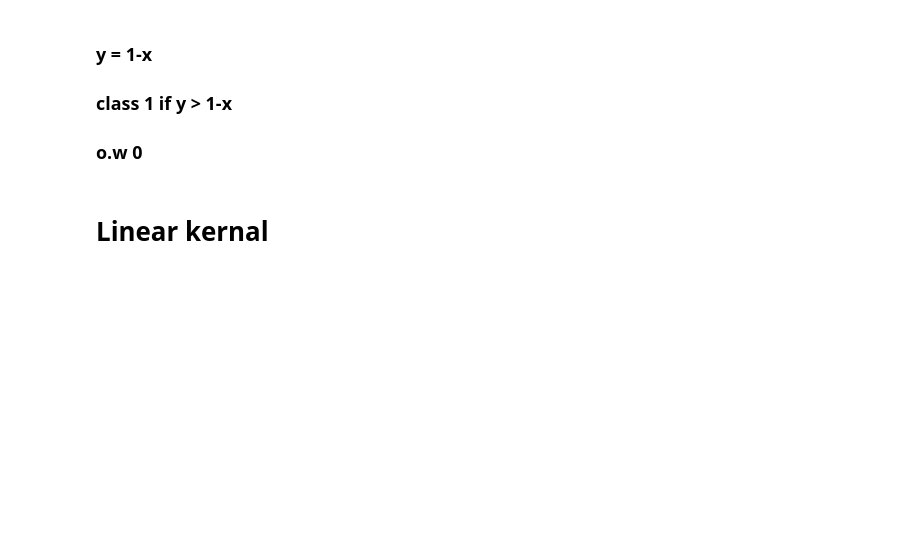
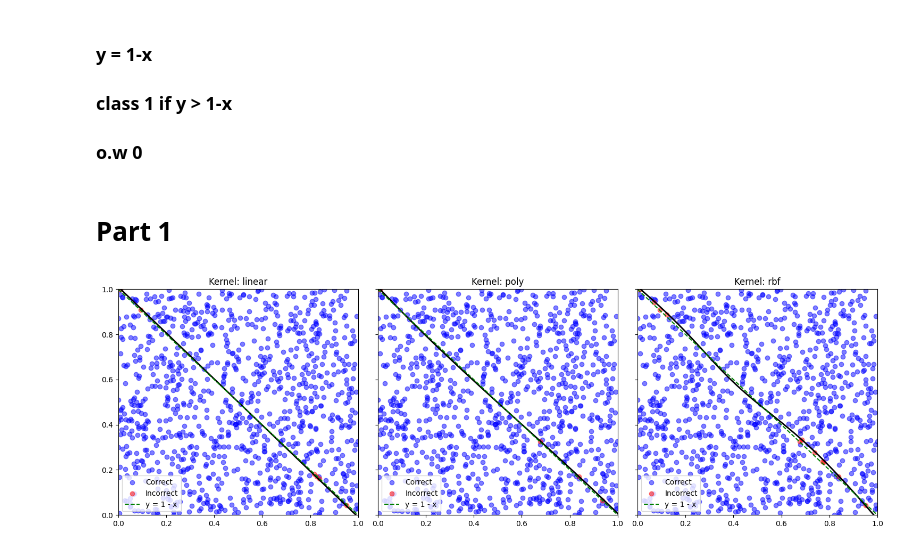
Before and after one commit to maxim-mat/DS-training, a Jupyter notebook: פרק 6 - מודלים קלאסיים נוספים/SVM_exercise.ipynb, the cells around one changed output. Saved outputs shown, nothing was run; the diff lists cells and outputs as text; code cells hidden in the pictures; blank space fills up the shorter version.

```diff
--- a/פרק 6 - מודלים קלאסיים נוספים/SVM_exercise.ipynb
+++ b/פרק 6 - מודלים קלאסיים נוספים/SVM_exercise.ipynb
@@ -45,5 +40,3 @@ plt.show()
 ### y = 1-x
 ### class 1 if y > 1-x
 ### o.w 0
-# %% [markdown]
- # Linear kernal
@@ -52,7 +43,67 @@ from sklearn.svm import SVC
-# %%
-# Initialize the SVM model with a linear kernel
-svm_linear = SVC(kernel='linear', random_state=42)
-
-svm_linear.fit(X, y)
-
-y_pred = svm_linear.predict(X_test)
+# %% [markdown]
+# Part 1
+# %%
+from sklearn.svm import SVC
+import time
+
+
+# Kernels to try
+kernels = ['linear', 'poly', 'rbf']
+train_times = []
+test_times = []
+
+# Plot setup
+fig, axs = plt.subplots(1, len(kernels), figsize=(15, 5), sharey=True)
+
+for i, kernel in enumerate(kernels):
+    # Train SVM with the specified kernel
+    clf = SVC(kernel=kernel, degree=3 if kernel == 'poly' else 0, gamma='scale')
+    start_train = time.time()
+    clf.fit(x_train, y_train)
+    train_times.append(time.time() - start_train)
+
+    # Predict on test data
+    start_test = time.time()
+    y_pred = clf.predict(x_test)
+    test_times.append(time.time() - start_test)
+
+    # Separate correct and incorrect predictions
+    correct_indices = y_pred == y_test
+    incorrect_indices = y_pred != y_test
+
+    # Scatter plot for correct and incorrect predictions
+    axs[i].scatter(
+        x_test[correct_indices, 0], x_test[correct_indices, 1],
+        color='blue', label='Correct', alpha=0.5
+    )
+    axs[i].scatter(
+        x_test[incorrect_indices, 0], x_test[incorrect_indices, 1],
+        color='red', label='Incorrect', alpha=0.5
+    )
+
+    # Plot decision boundary
+    x_min, x_max = x_test[:, 0].min() - 0.1, x_test[:, 0].max() + 0.1
+    y_min, y_max = x_test[:, 1].min() - 0.1, x_test[:, 1].max() + 0.1
+    xx, yy = np.meshgrid(np.linspace(x_min, x_max, 100), np.linspace(y_min, y_max, 100))
+    Z = clf.decision_function(np.c_[xx.ravel(), yy.ravel()])
+    Z = Z.reshape(xx.shape)
+    axs[i].contour(xx, yy, Z, levels=[0], linewidths=2, colors='black')
+
+    # Plot separating line (y = 1 - x)
+    axs[i].plot(np.linspace(0, 1, 100), 1 - np.linspace(0, 1, 100), color='green', linestyle='--', label='y = 1 - x')
+
+    axs[i].set_title(f'Kernel: {kernel}')
+    axs[i].legend()
+    axs[i].set_xlim([0, 1])
+    axs[i].set_ylim([0, 1])
+
+plt.tight_layout()
+plt.show()
+
+# Print training and testing times
+for i, kernel in enumerate(kernels):
+    print(f"Kernel: {kernel}")
+    print(f"  Training Time: {train_times[i]:.4f} seconds")
+    print(f"  Testing Time: {test_times[i]:.4f} seconds")
+# %% [output]
+[figure, added]
```
Also changed, not shown: parts of 13 cells of this notebook.
